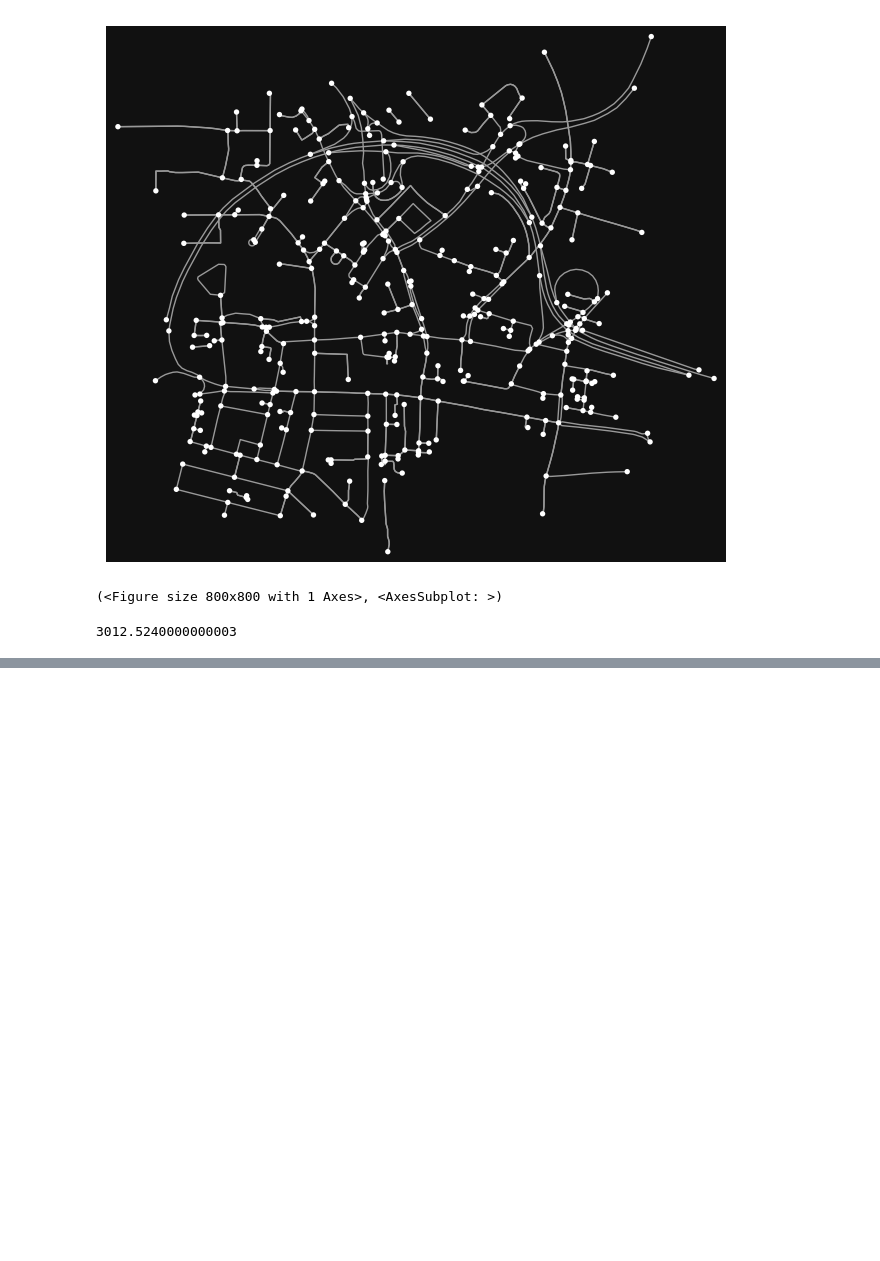
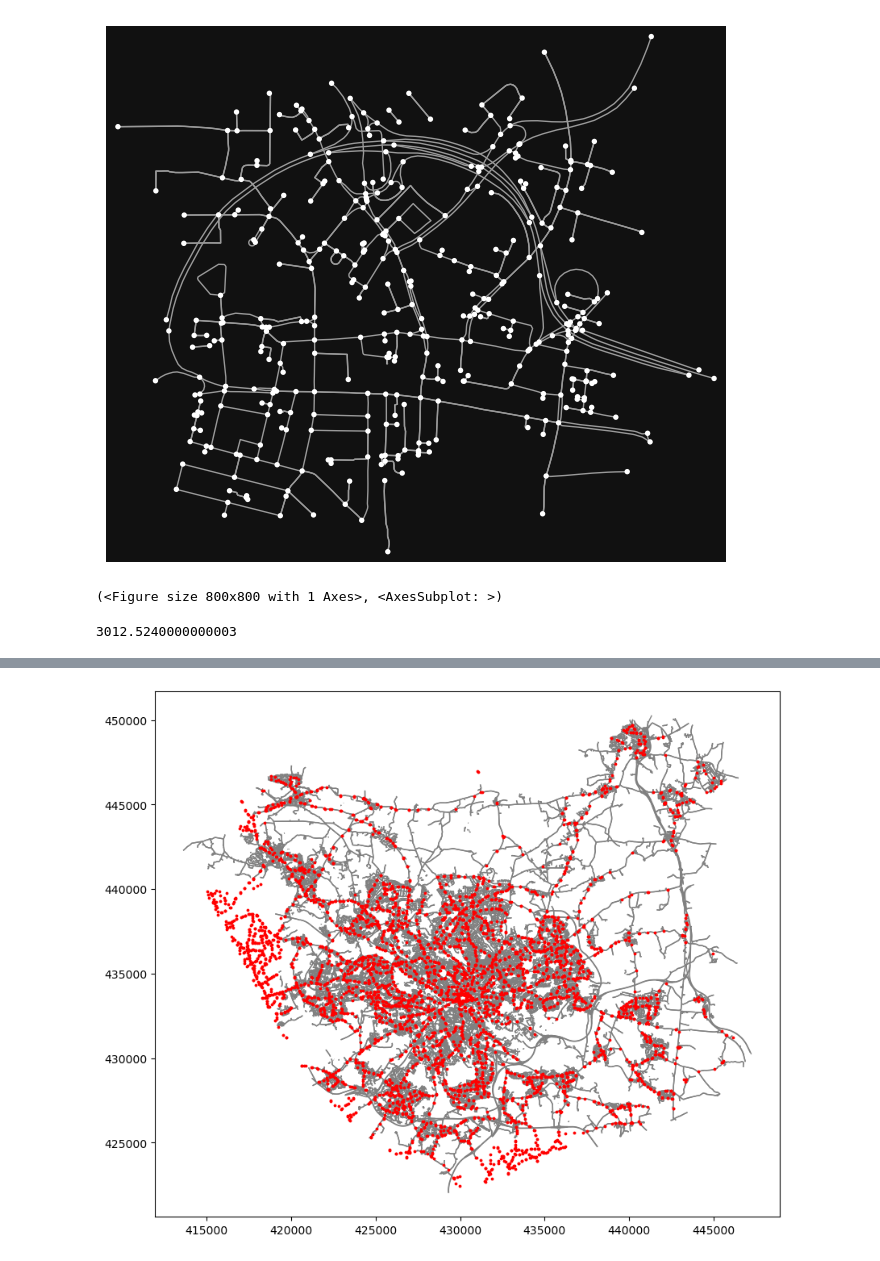
Before and after one commit to yulun-cd/nda_cw2, a Jupyter notebook: wb.ipynb, the cells around one changed output, grey strips where cells are left out. Drawn from its saved outputs; the diff is of its cells as text; code cells hidden in the pictures; blank space fills up the shorter version.

```diff
--- a/wb.ipynb
+++ b/wb.ipynb
@@ -274,0 +280,3 @@ fig.tight_layout()
+# %%
+bus_stops = pd.read_csv('https://datamillnorth.org/download/west-yorkshire-bus-stops/5a713cfe-af6b-413b-8d94-7258a3feef6c/20181001_West_Yorkshire_Bus_Stops.csv')
+bus_stops.head()
@@ -274,0 +290,11 @@ fig.tight_layout()
+# %%
+bus_stops_gdf = gpd.GeoDataFrame(bus_stops, geometry=gpd.points_from_xy(bus_stops['x'], bus_stops['y']), crs='EPSG:27700')
+# %%
+leeds_area = leeds_edges_gdf.unary_union.convex_hull
+bus_stops_gdf_clipped = bus_stops_gdf[bus_stops_gdf.within(leeds_area)]
+# %%
+base = leeds_edges_gdf.plot(color='grey', linewidth=1, figsize=(10,10), zorder=0)
+bus_stops_gdf_clipped.plot(ax=base, color='red', markersize=3, zorder=1)
+plt.show()
+# %% [output]
+[figure, added]
```
Also changed, not shown: parts of 21 cells of this notebook, 1 other file.
